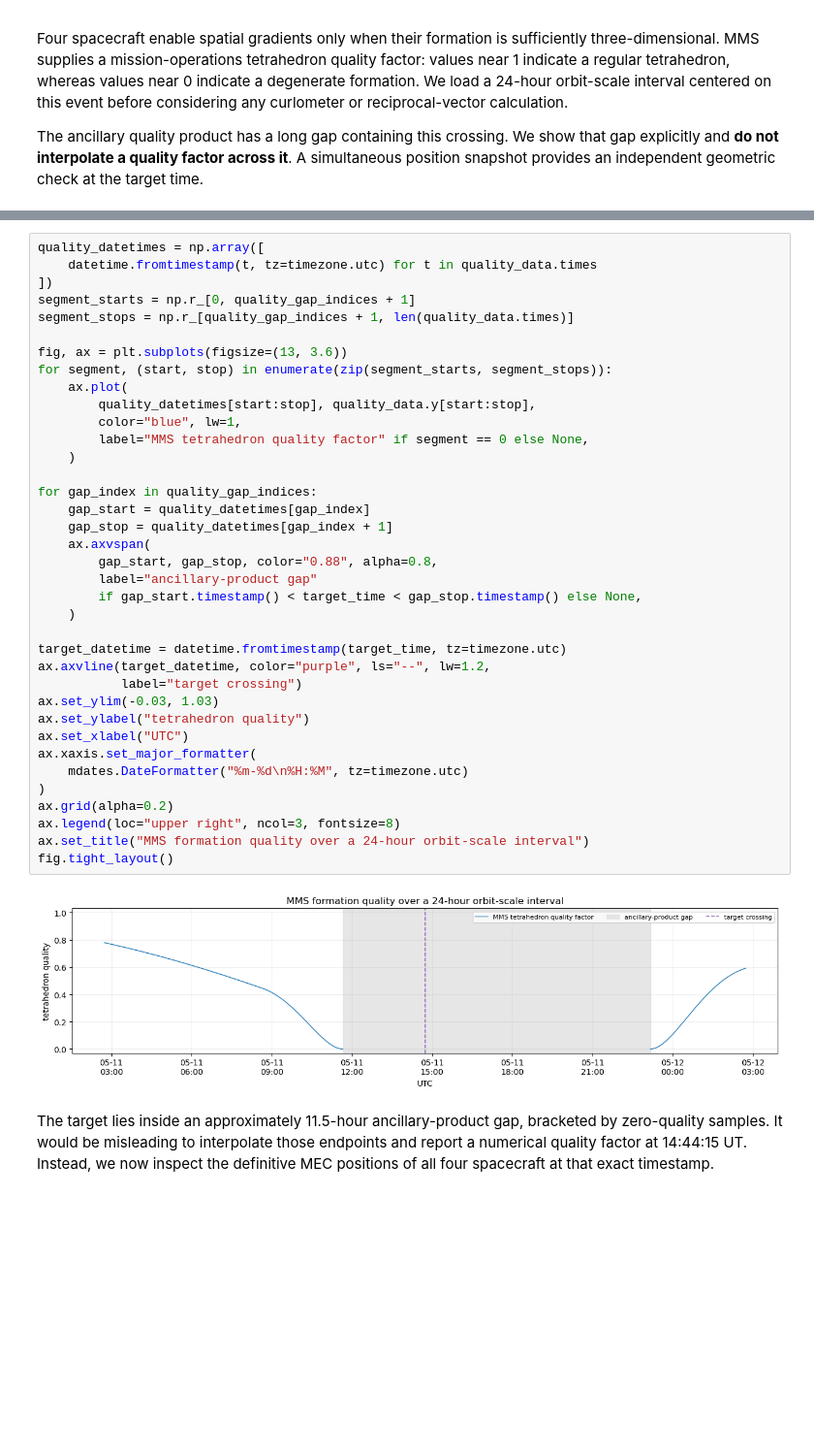
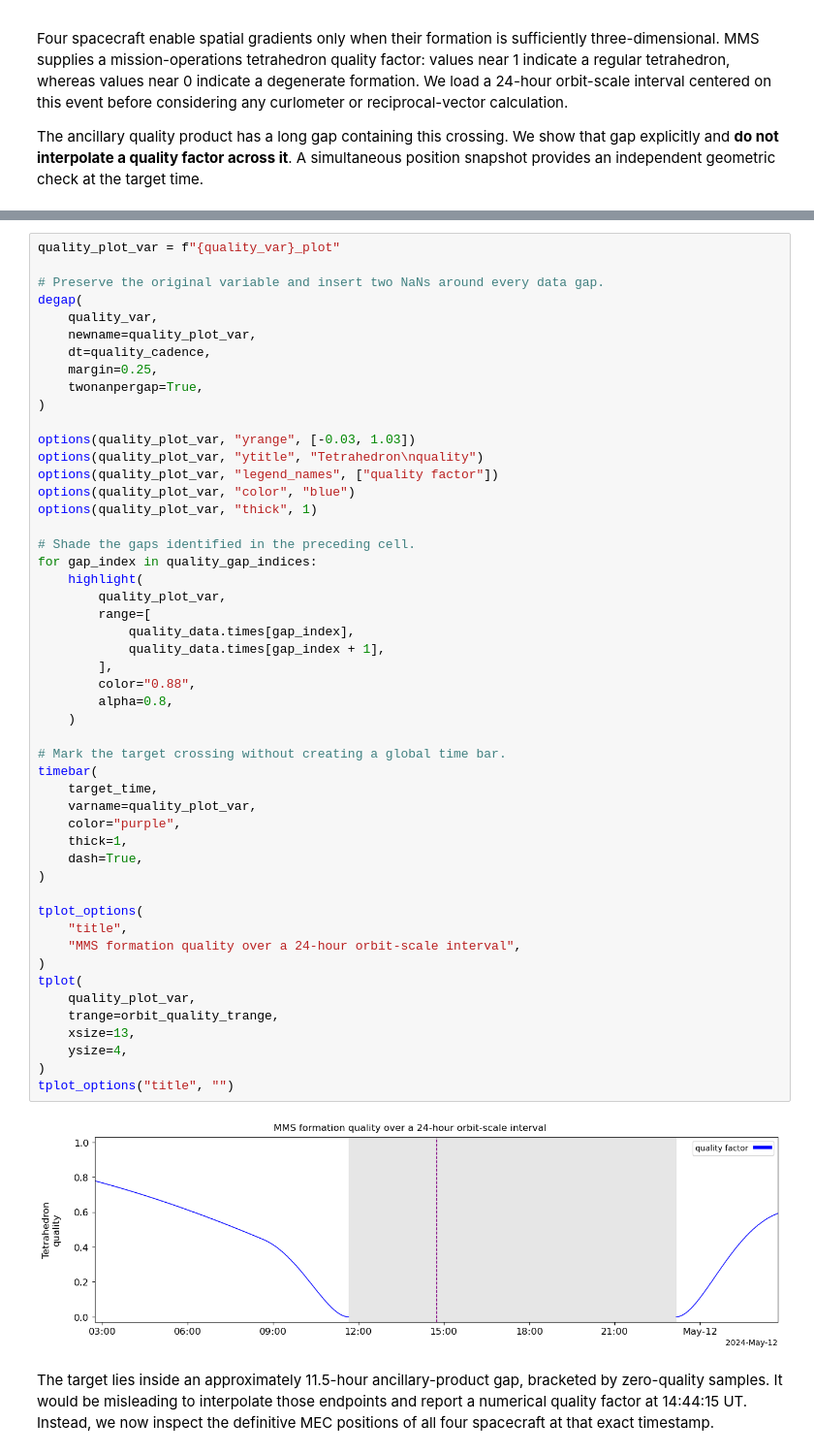
Before and after one commit to spedas/pyspedas_examples, a Jupyter notebook: pyspedas_examples/notebooks/pyhc_winter_school_2027/mms_gannon_dayside_reconnection.ipynb, the cells around one changed output, grey strips where cells are left out. Shown at 97% size. Saved outputs shown, nothing was run; the diff lists cells and outputs as text; blank space fills up the shorter version.

```diff
--- a/pyspedas_examples/notebooks/pyhc_winter_school_2027/mms_gannon_dayside_reconnection.ipynb
+++ b/pyspedas_examples/notebooks/pyhc_winter_school_2027/mms_gannon_dayside_reconnection.ipynb
@@ -192,44 +212,57 @@ Quality samples in 24 h: 1499
 Quality sample available at target: False
 Nearest quality sample is 3.08 h away
 # %%
-quality_datetimes = np.array([
-    datetime.fromtimestamp(t, tz=timezone.utc) for t in quality_data.times
-])
-segment_starts = np.r_[0, quality_gap_indices + 1]
-segment_stops = np.r_[quality_gap_indices + 1, len(quality_data.times)]
+quality_plot_var = f"{quality_var}_plot"
 
-fig, ax = plt.subplots(figsize=(13, 3.6))
-for segment, (start, stop) in enumerate(zip(segment_starts, segment_stops)):
-    ax.plot(
-        quality_datetimes[start:stop], quality_data.y[start:stop],
-        color="blue", lw=1,
-        label="MMS tetrahedron quality factor" if segment == 0 else None,
+# Preserve the original variable and insert two NaNs around every data gap.
+degap(
+    quality_var,
+    newname=quality_plot_var,
+    dt=quality_cadence,
+    margin=0.25,
+    twonanpergap=True,
+)
+
+options(quality_plot_var, "yrange", [-0.03, 1.03])
+options(quality_plot_var, "ytitle", "Tetrahedron\nquality")
+options(quality_plot_var, "legend_names", ["quality factor"])
+options(quality_plot_var, "color", "blue")
+options(quality_plot_var, "thick", 1)
+
+# Shade the gaps identified in the preceding cell.
+for gap_index in quality_gap_indices:
+    highlight(
+        quality_plot_var,
+        range=[
+            quality_data.times[gap_index],
+            quality_data.times[gap_index + 1],
+        ],
+        color="0.88",
+        alpha=0.8,
     )
 
-for gap_index in quality_gap_indices:
-    gap_start = quality_datetimes[gap_index]
-    gap_stop = quality_datetimes[gap_index + 1]
-    ax.axvspan(
-        gap_start, gap_stop, color="0.88", alpha=0.8,
-        label="ancillary-product gap"
-        if gap_start.timestamp() < target_time < gap_stop.timestamp() else None,
-    )
+# Mark the target crossing without creating a global time bar.
+timebar(
+    target_time,
+    varname=quality_plot_var,
+    color="purple",
+    thick=1,
+    dash=True,
+)
 
-target_datetime = datetime.fromtimestamp(target_time, tz=timezone.utc)
-ax.axvline(target_datetime, color="purple", ls="--", lw=1.2,
-           label="target crossing")
-ax.set_ylim(-0.03, 1.03)
-ax.set_ylabel("tetrahedron quality")
-ax.set_xlabel("UTC")
-ax.xaxis.set_major_formatter(
-    mdates.DateFormatter("%m-%d\n%H:%M", tz=timezone.utc)
+tplot_options(
+    "title",
+    "MMS formation quality over a 24-hour orbit-scale interval",
 )
-ax.grid(alpha=0.2)
-ax.legend(loc="upper right", ncol=3, fontsize=8)
-ax.set_title("MMS formation quality over a 24-hour orbit-scale interval")
-fig.tight_layout()
+tplot(
+    quality_plot_var,
+    trange=orbit_quality_trange,
+    xsize=13,
+    ysize=4,
+)
+tplot_options("title", "")
 # %% [output]
-[figure, old version]
+[figure, new version]
 # %% [markdown]
 The target lies inside an approximately 11.5-hour ancillary-product gap, bracketed by zero-quality samples. It would be misleading to interpolate those endpoints and report a numerical quality factor at 14:44:15 UT. Instead, we now inspect the definitive MEC positions of all four spacecraft at that exact timestamp.
 # %%
```
Also changed, not shown: parts of 28 cells of this notebook.
